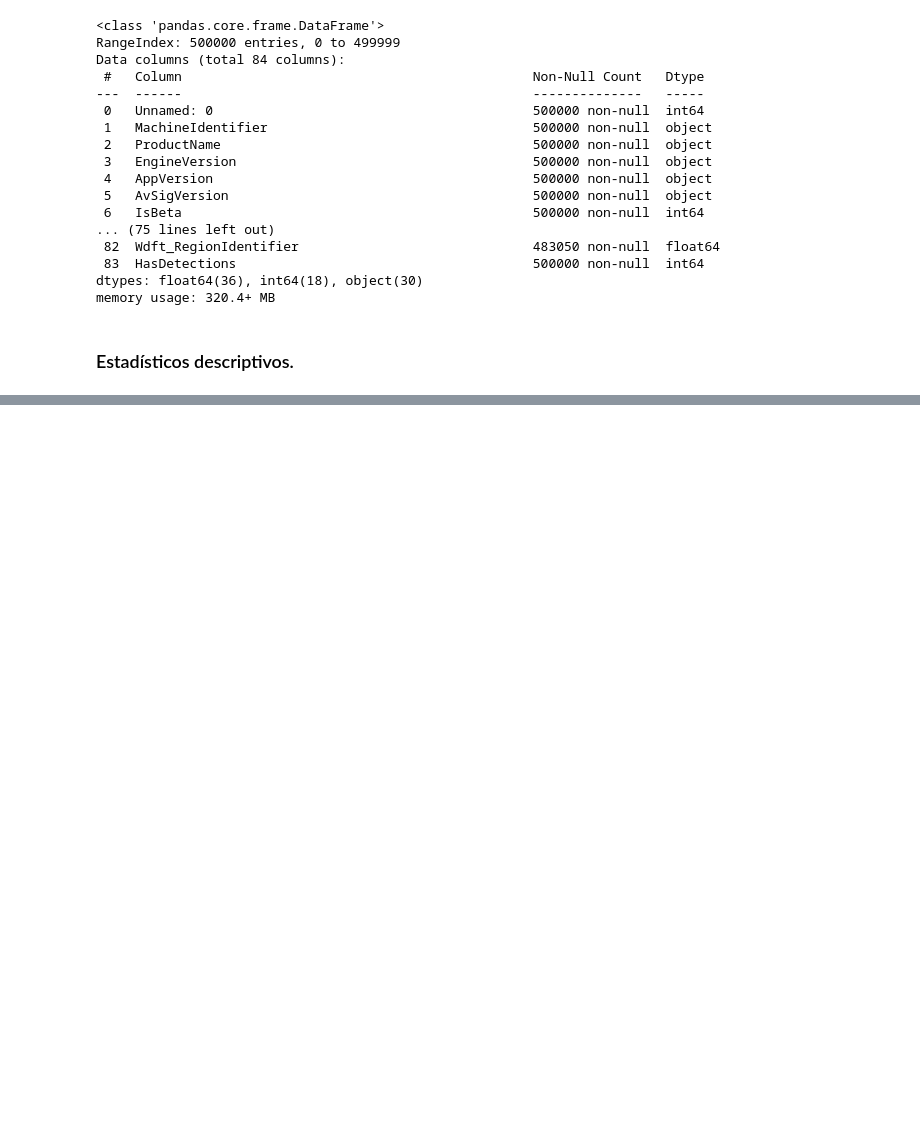
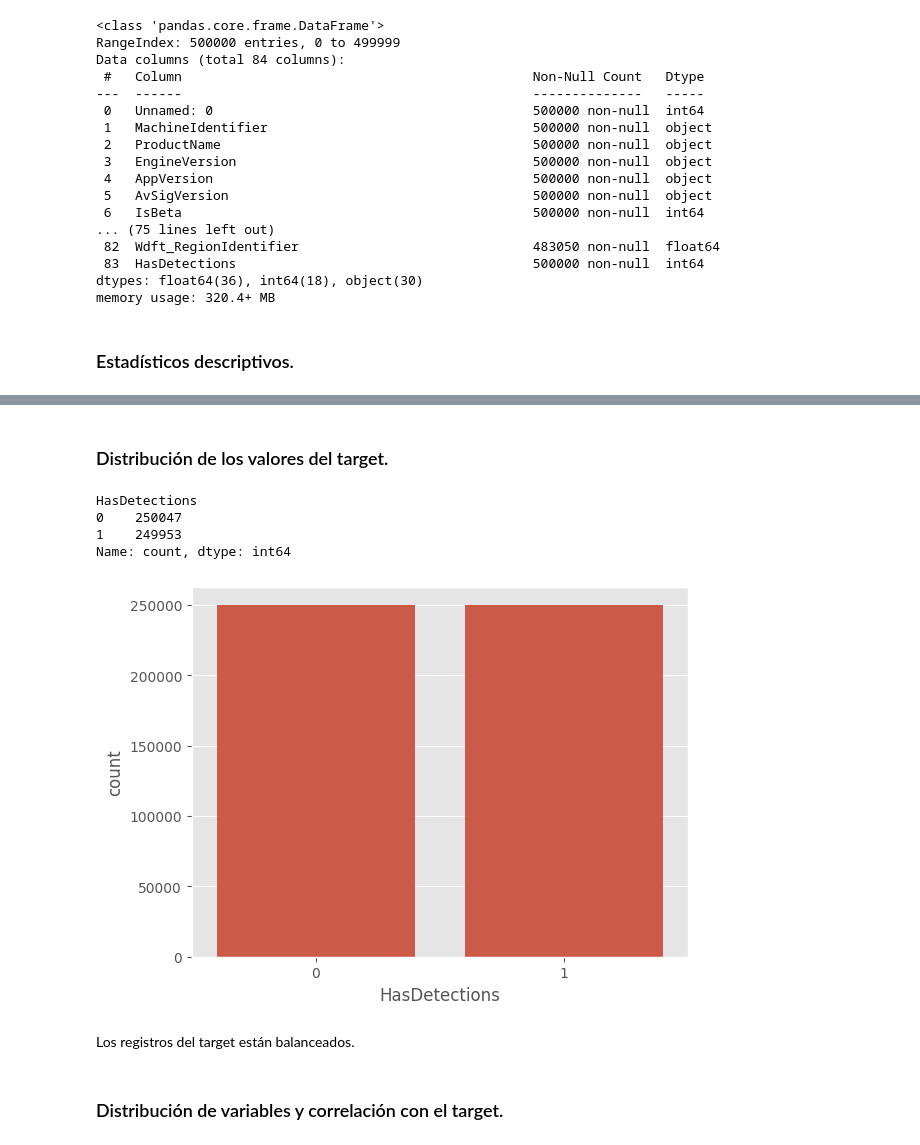
Before and after one commit to Orlan-138/Entregable_MMP, a Jupyter notebook: 0224_SupML_Grupo7.ipynb, the cells around one changed output, grey strips where cells are left out. Drawn from its saved outputs; the diff is of its cells as text; code cells hidden in the pictures; blank space fills up the shorter version.

Commit message:
Distribución valores target

```diff
--- a/0224_SupML_Grupo7.ipynb
+++ b/0224_SupML_Grupo7.ipynb
@@ -232,0 +257,17 @@ Name: proportion, dtype: float64
+# %% [markdown]
+### Distribución de los valores del target.
+# %%
+df_mmp['HasDetections'].value_counts(dropna=False)
+# %% [output]
+HasDetections
+0    250047
+1    249953
+Name: count, dtype: int64
+# %%
+sns.countplot(data=df_mmp, x='HasDetections');
+# %% [output]
+[figure, added]
+# %% [markdown]
+Los registros del target están balanceados.
+# %% [markdown]
+### Distribución de variables y correlación con el target.
```
Also changed, not shown: parts of 9 cells of this notebook, 1 other file.
